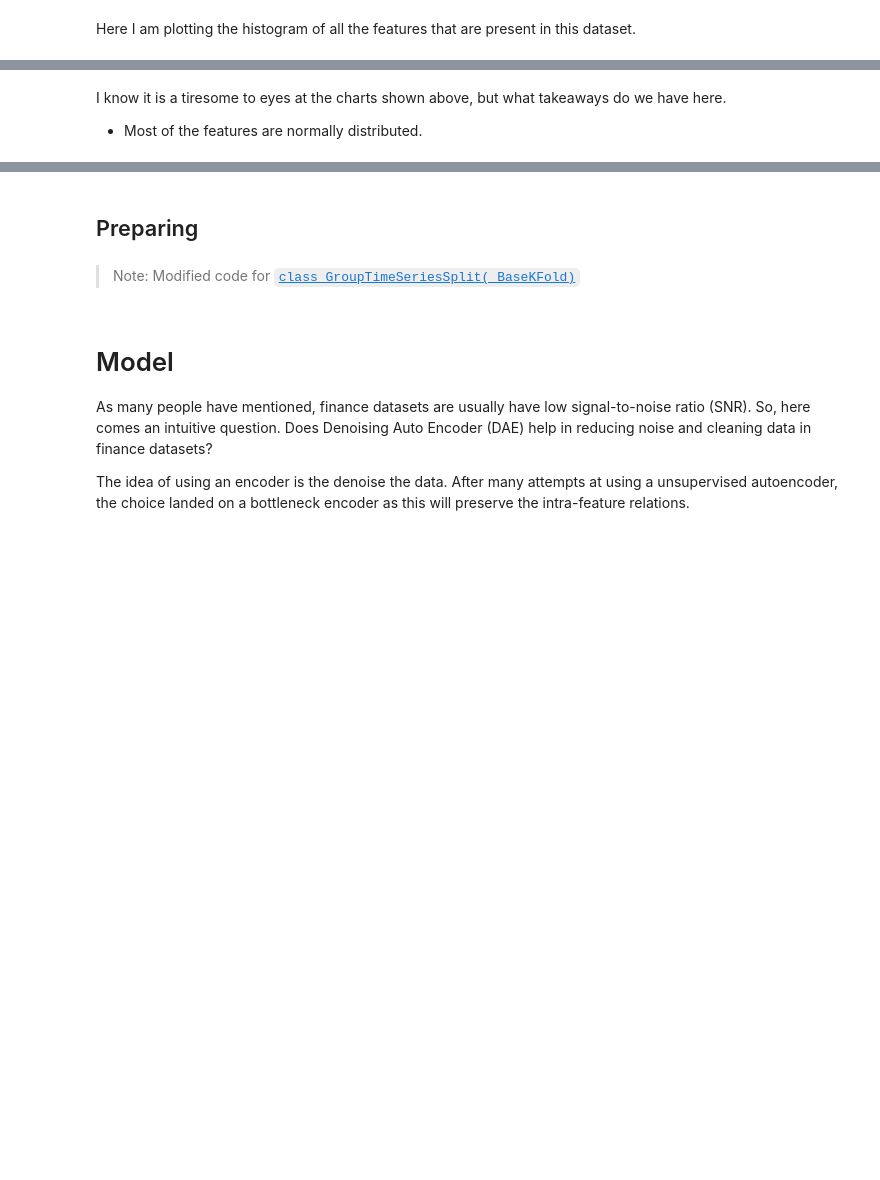
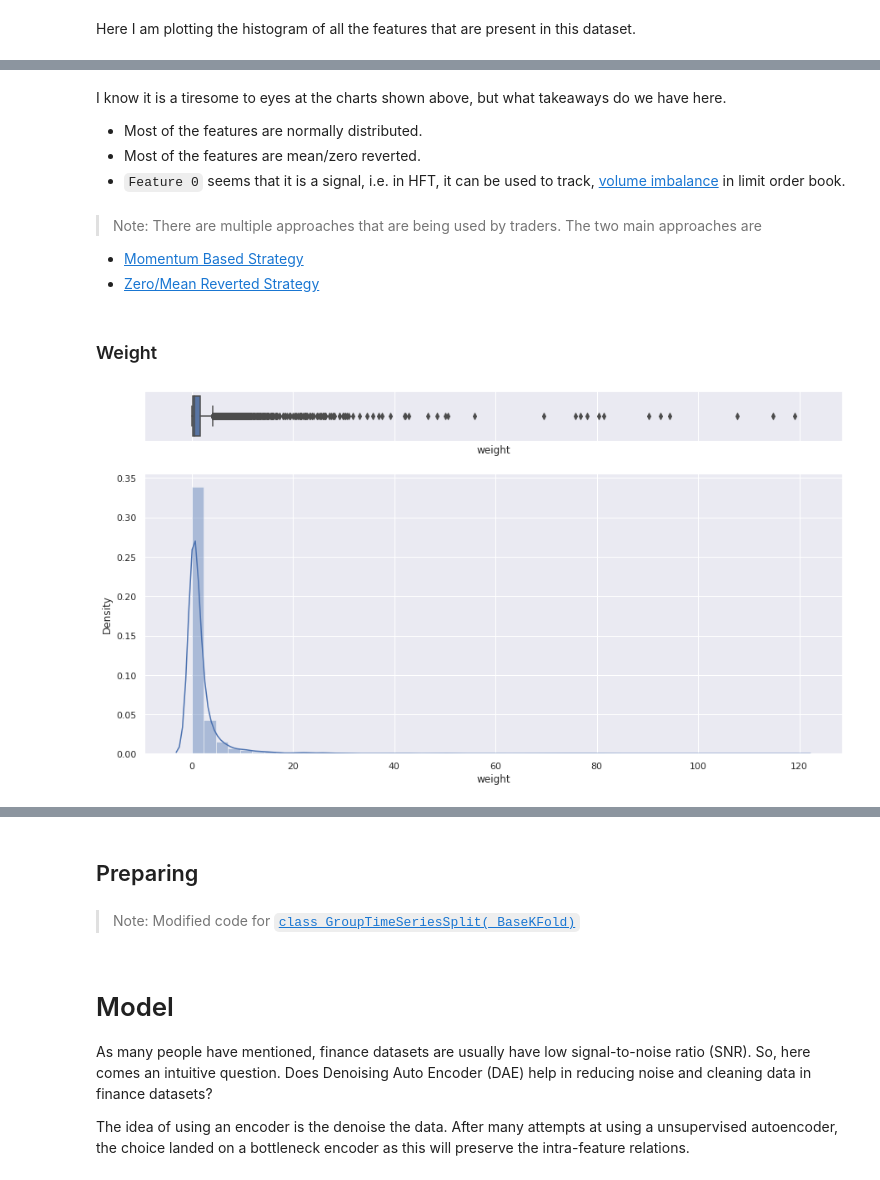
Before and after one commit to austinyhc/blog, a Jupyter notebook: _notebooks/jane-street-market-prediction.ipynb, the cells around one changed output, grey strips where cells are left out. Saved outputs shown, nothing was run; the diff lists cells and outputs as text; code cells hidden in the pictures; blank space fills up the shorter version.

```diff
--- a/_notebooks/jane-street-market-prediction.ipynb
+++ b/_notebooks/jane-street-market-prediction.ipynb
@@ -273,3 +279,19 @@ for i,(col,ax) in enumerate(zip(sample_df.iloc[:,7:].columns, axs.flatten())):
 # %% [markdown]
 I know it is a tiresome to eyes at the charts shown above, but what takeaways do we have here.
 - Most of the features are normally distributed.
+- Most of the features are mean/zero reverted.
+- `Feature 0` seems that it is a signal, i.e. in HFT, it can be used to track, [volume imbalance](https://www.bluevillecapital.com/post/what-is-volume-imbalance-and-how-to-find-it) in limit order book.
+# %% [markdown]
+> Note: There are multiple approaches that are being used by traders. The two main approaches are
+- [Momentum Based Strategy](https://www.investopedia.com/trading/introduction-to-momentum-trading/)
+- [Zero/Mean Reverted Strategy](https://decodingmarkets.com/mean-reversion-trading-strategy/)
+# %% [markdown]
+### Weight
+# %%
+fig, axs = plt.subplots(2, sharex=True,
+                        gridspec_kw={"height_ratios":(.15, .85)})
+sns.set(rc={'figure.figsize':(15,8)})
+_ = sns.boxplot(sample_df['weight'], ax=axs[0])
+_ = sns.distplot(sample_df['weight'], ax=axs[1])
+# %% [output]
+[figure, added]
```
Also changed, not shown: parts of 25 cells of this notebook.
